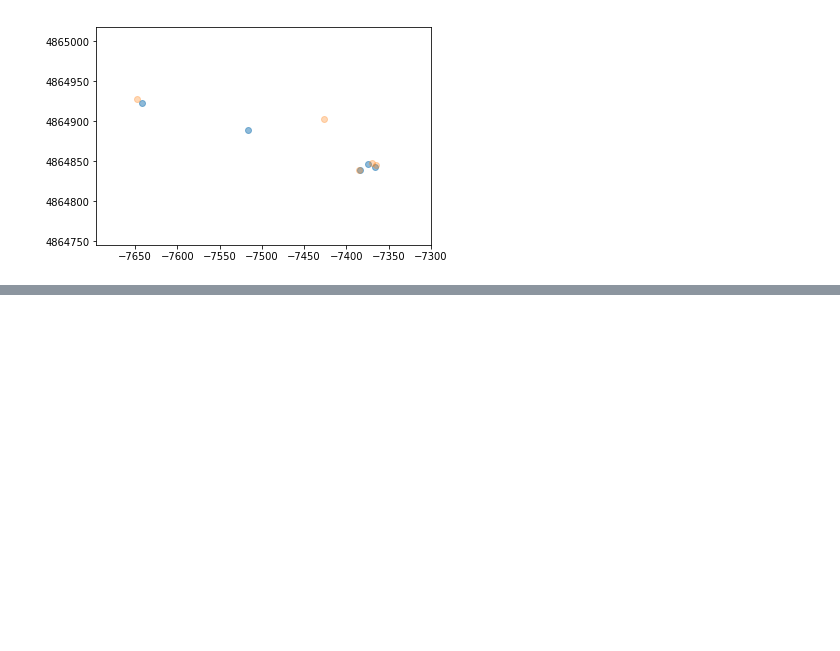
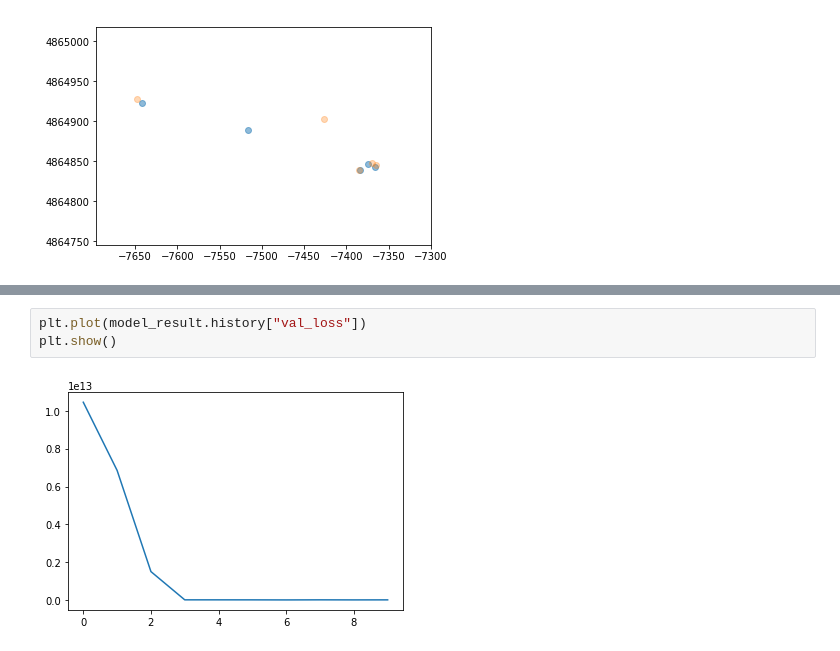
Before and after one commit to JeehunPark/DS, a Jupyter notebook: Python/Wifi/Wifi_locale.ipynb, the cells around one changed output, grey strips where cells are left out. Drawn from its saved outputs; the diff is of its cells as text; blank space fills up the shorter version.

```diff
--- a/Python/Wifi/Wifi_locale.ipynb
+++ b/Python/Wifi/Wifi_locale.ipynb
@@ -336,0 +402,5 @@ plt.show()
+# %%
+plt.plot(model_result.history["val_loss"])
+plt.show()
+# %% [output]
+[figure, added]
```
Also changed, not shown: parts of 34 cells of this notebook.
